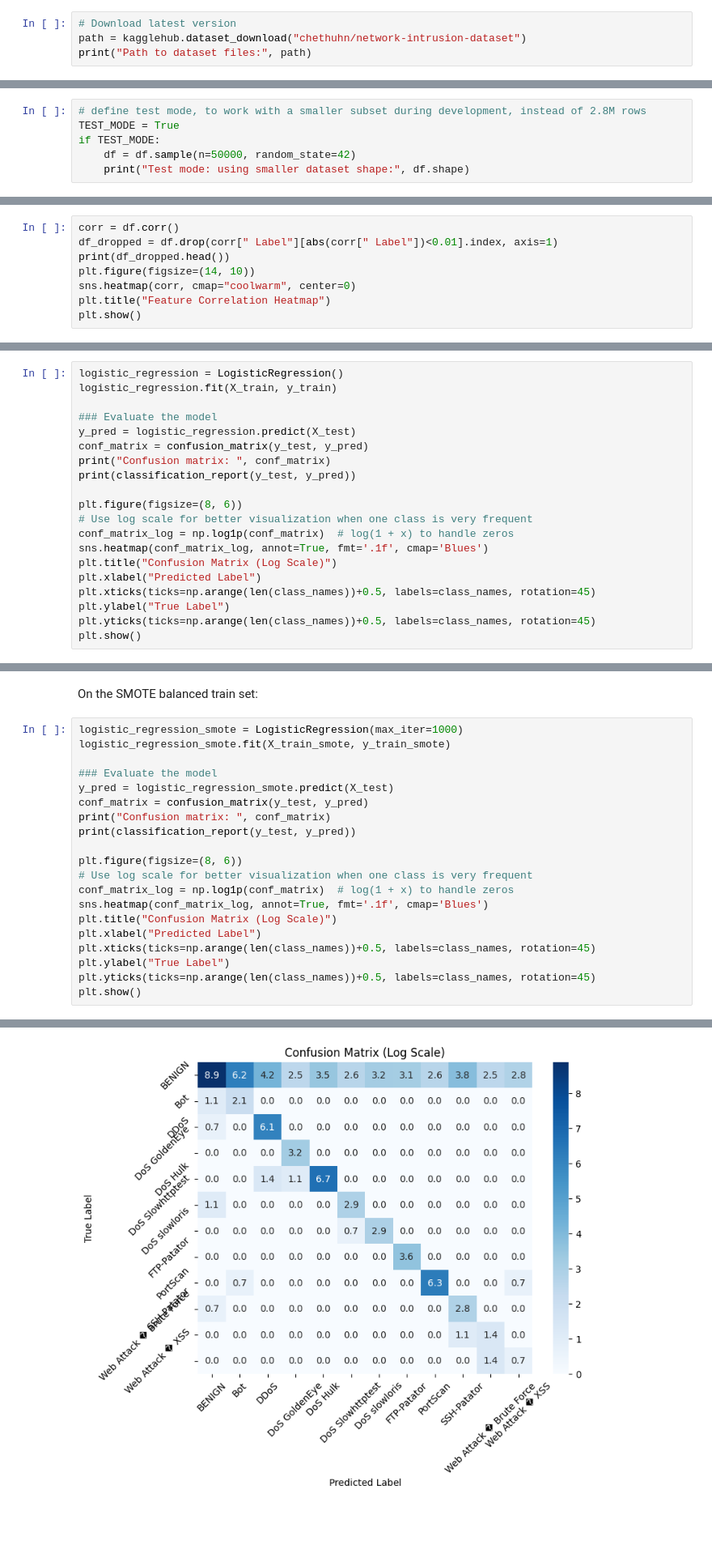
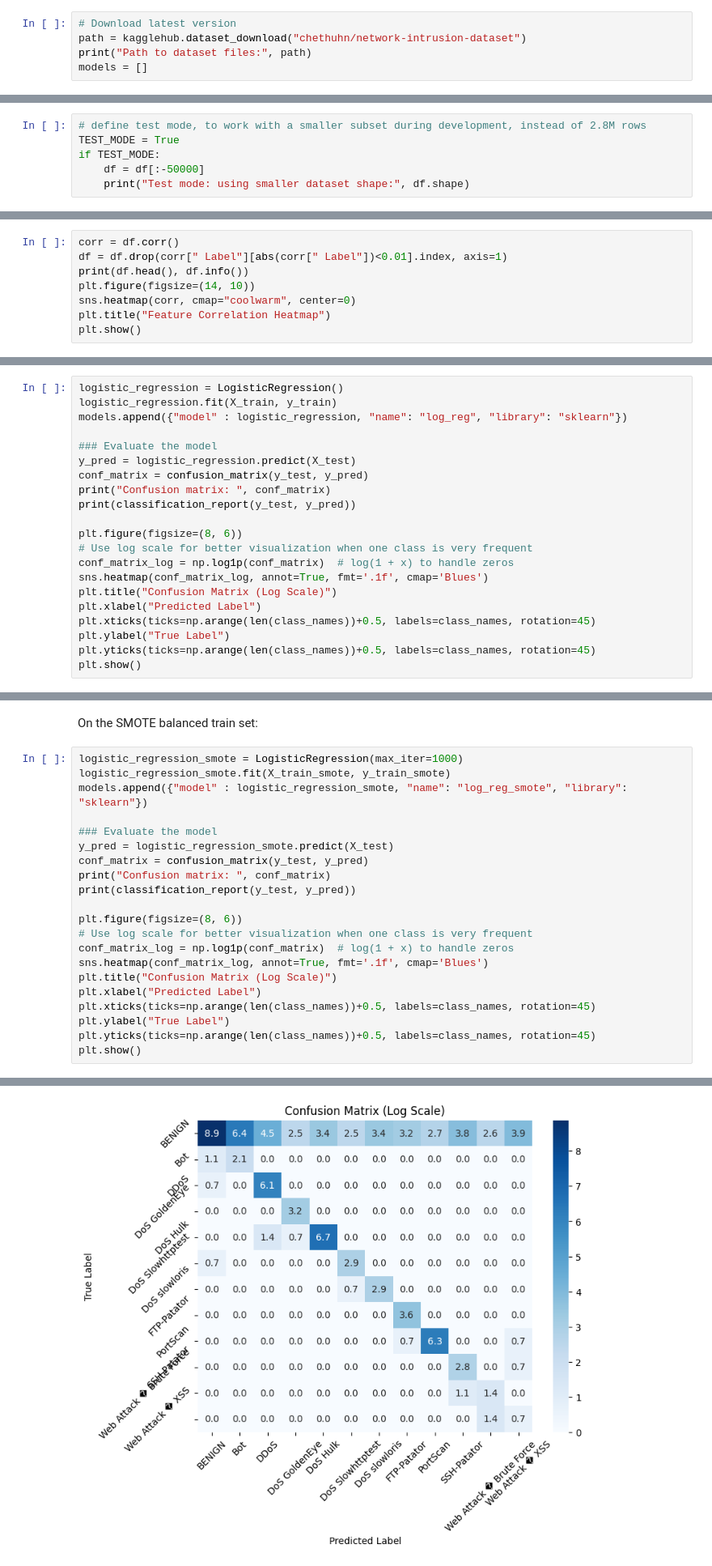
Before and after one commit to Arthur-Boutelier/machineLearningCybersecurity, a Jupyter notebook: machine_learning_project.ipynb, the cells around one changed output, grey strips where cells are left out. Shown at 81% size. Drawn from its saved outputs; the diff is of its cells as text; blank space fills up the shorter version.

```diff
--- a/machine_learning_project.ipynb
+++ b/machine_learning_project.ipynb
@@ -54,4 +57,5 @@ numerical features, and encoding categorical variables.
 # Download latest version
 path = kagglehub.dataset_download("chethuhn/network-intrusion-dataset")
 print("Path to dataset files:", path)
+models = []
 # %% [output]
@@ -101,6 +105,6 @@ Combined dataset shape: (2830743, 80)
 # define test mode, to work with a smaller subset during development, instead of 2.8M rows
 TEST_MODE = True
 if TEST_MODE:
-    df = df.sample(n=50000, random_state=42)
+    df = df[:-50000]
     print("Test mode: using smaller dataset shape:", df.shape)
 # %% [output]
@@ -312,8 +317,8 @@ La tu peux aller plus loin en regardant features par features, mais c'est deja p
 ### Correlation analysis
 # %%
 corr = df.corr()
-df_dropped = df.drop(corr[" Label"][abs(corr[" Label"])<0.01].index, axis=1)
-print(df_dropped.head())
+df = df.drop(corr[" Label"][abs(corr[" Label"])<0.01].index, axis=1)
+print(df.head(), df.info())
 plt.figure(figsize=(14, 10))
 sns.heatmap(corr, cmap="coolwarm", center=0)
 plt.title("Feature Correlation Heatmap")
@@ -398,6 +405,7 @@ On the original train set, before SMOTE:
 # %%
 logistic_regression = LogisticRegression()
 logistic_regression.fit(X_train, y_train)
+models.append({"model" : logistic_regression, "name": "log_reg", "library": "sklearn"})
 
 ### Evaluate the model
 y_pred = logistic_regression.predict(X_test)
@@ -449,6 +457,7 @@ On the SMOTE balanced train set:
 # %%
 logistic_regression_smote = LogisticRegression(max_iter=1000)
 logistic_regression_smote.fit(X_train_smote, y_train_smote)
+models.append({"model" : logistic_regression_smote, "name": "log_reg_smote", "library": "sklearn"})
 
 ### Evaluate the model
 y_pred = logistic_regression_smote.predict(X_test)
@@ -495,4 +504,4 @@ weighted avg       0.98      0.92      0.95     10000
-[figure, old version]
+[figure, new version]
 # %% [markdown]
 The Logistic regression model does not converge when trained on SMOTE balanced data, even with increased max_iter. The performance is worse than on the original data, with lower f1-scores for most classes. This may be due to overfitting on synthetic samples generated by SMOTE.
 # %% [markdown]
```
Also changed, not shown: parts of 35 cells of this notebook, 3 other files.
